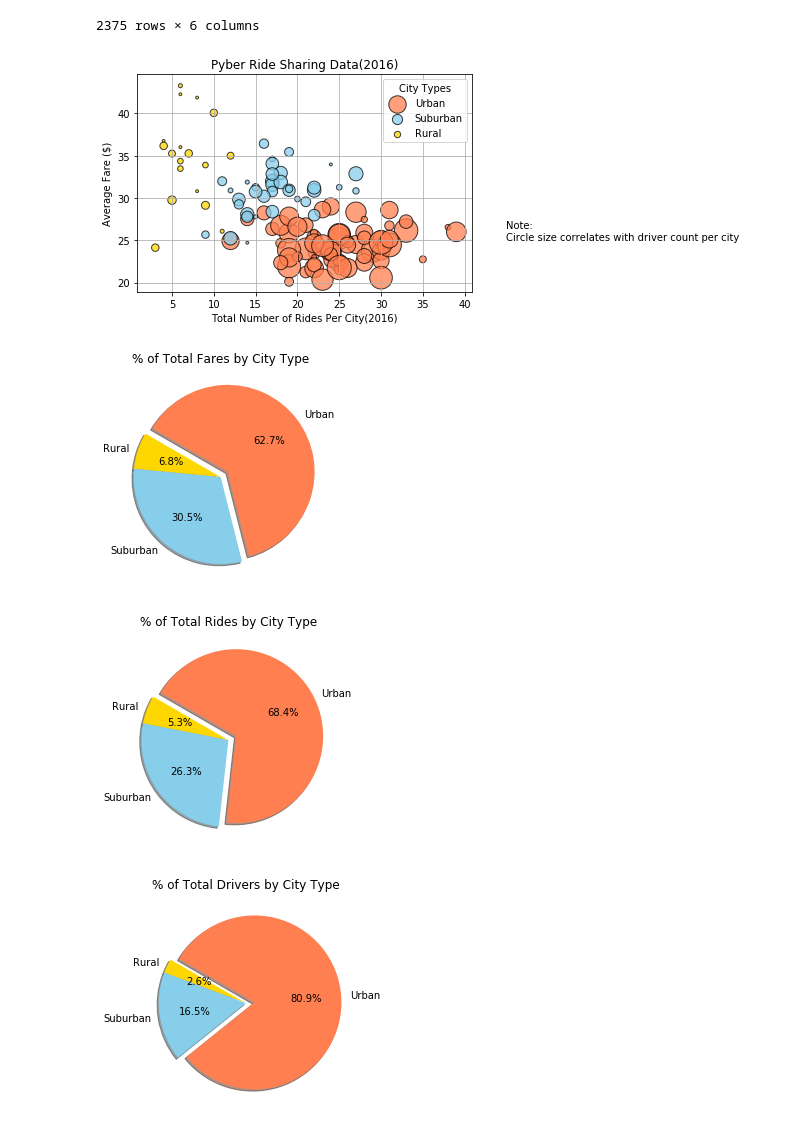
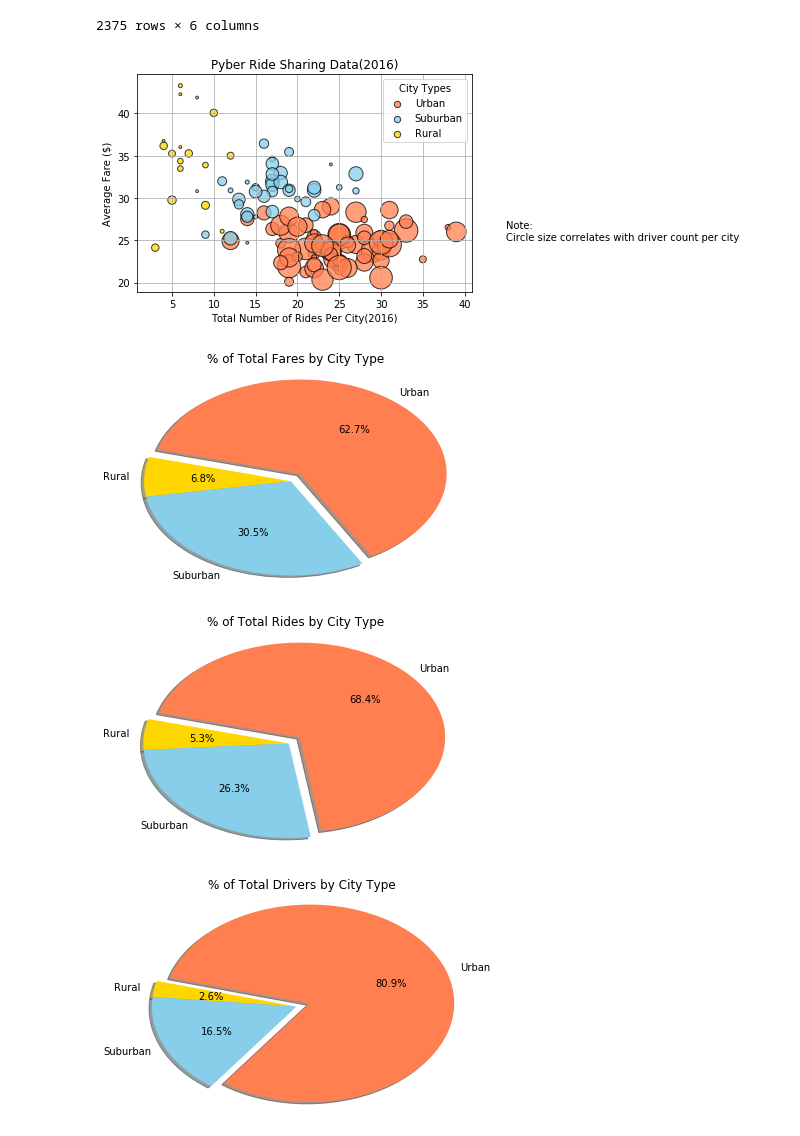
Before and after one commit to sahahaha/Pyber-Repository, a Jupyter notebook: Pyber_Jainder.ipynb, the cells around one changed output. Cells and saved outputs as stored; diff of their text form; code cells hidden in the pictures.

```diff
--- a/Pyber_Jainder.ipynb
+++ b/Pyber_Jainder.ipynb
@@ -65,41 +65,47 @@ rural_y = rural_sorted["fare"].mean()
 rural_driver = rural_sorted["driver_count"].mean()
 
 #Building scatterplots for urban, suburban, and rural
-plt.scatter(urban_x,urban_y, label="Urban", s=urban_driver*8,color="coral", alpha=.75, edgecolor="black" )
-plt.scatter(sub_x,sub_y, label="Suburban", s= sub_driver*8,color="skyblue", alpha=.75, edgecolor="black")
-plt.scatter(rural_x,rural_y, label="Rural", s=rural_driver*8,color="gold", alpha=.75, edgecolor="black" )
+plt.scatter(urban_x,urban_y, label="Urban", s=urban_driver*8,color="coral", alpha=.75, edgecolor="black", linewidths=1 )
+plt.scatter(sub_x,sub_y, label="Suburban", s= sub_driver*8,color="skyblue", alpha=.75, edgecolor="black", linewidths=1)
+plt.scatter(rural_x,rural_y, label="Rural", s=rural_driver*8,color="gold", alpha=.75, edgecolor="black", linewidths=1 )
 
 #Making it pretty/informative
 plt.grid()
 plt.xlabel("Total Number of Rides Per City(2016)")
 plt.ylabel("Average Fare ($)")
 plt.title("Pyber Ride Sharing Data(2016)")
-plt.legend(title="City Types",loc="best")
 plt.text(45,25,"Note: \nCircle size correlates with driver count per city")
+
+#Turning legend into variable so that markers can be adjusted
+legend = plt.legend(title="City Types",loc="best")
+legend.legendHandles[0]._sizes = [40]
+legend.legendHandles[1]._sizes = [40]
+legend.legendHandles[2]._sizes = [40]
 
 #Saving then showing figure
 plt.savefig("Images/PyberBubblePlot")
 plt.show()
 # %% [output]
-[figure, old version]
+[figure, new version]
 # %%
 #"Total Fares By City Type" Pie Chart
 #Calculating type percents
 city_type = merged_df.groupby(["type"])
 cityfare_total = city_type["fare"].sum()
 
 #Building chart
 labels = ["Rural","Suburban","Urban"]
 explode = [0,0,0.1]
 colors= ["gold","skyblue","coral"]
-plt.pie(cityfare_total, labels=labels, explode=explode,colors=colors,autopct="%1.1f%%", shadow=True, startangle=150)
+plt.pie(cityfare_total, labels=labels, explode=explode,colors=colors,autopct="%1.1f%%", shadow=True, startangle=165)
 plt.title("% of Total Fares by City Type")
+plt.axis('auto')
 
 #Saving then showing figure
 plt.savefig("Images/totalfaresbycitytypepiechart")
 plt.show()
 # %% [output]
-[figure, old version]
+[figure, new version]
 # %%
 #"Total Rides By City Type" Pie Chart
 #Calculating ride percents
@@ -109,14 +115,15 @@ ride_count = city_type['ride_id'].count()
 labels = ["Rural","Suburban","Urban"]
 explode = [0,0,0.1]
 colors= ["gold","skyblue","coral"]
-plt.pie(ride_count, labels=labels, explode=explode,colors=colors,autopct="%1.1f%%", shadow=True, startangle=150)
+plt.pie(ride_count, labels=labels, explode=explode,colors=colors,autopct="%1.1f%%", shadow=True, startangle=165)
 plt.title("% of Total Rides by City Type")
+plt.axis('auto')
 
 #Saving then showing figure
 plt.savefig("Images/totalridesbycitytypepiechart")
 plt.show()
 # %% [output]
-[figure, old version]
+[figure, new version]
 # %%
 #"Total Drivers By City Type"Pie Chart
 #Calculating total driver percentage
@@ -127,11 +134,12 @@ driver_count = city_driver["driver_count"].sum()
 labels = ["Rural","Suburban","Urban"]
 explode = [0,0,0.1]
 colors= ["gold","skyblue","coral"]
-plt.pie(driver_count, labels=labels, explode=explode,colors=colors,autopct="%1.1f%%", shadow=True, startangle=150)
+plt.pie(driver_count, labels=labels, explode=explode,colors=colors,autopct="%1.1f%%", shadow=True, startangle=165)
 plt.title("% of Total Drivers by City Type")
+plt.axis('auto')
 
 #Saving then showing figure
 plt.savefig("Images/totaldriversbycitytypepiechart")
 plt.show()
 # %% [output]
-[figure, old version]
+[figure, new version]
```
Also changed, not shown: 5 other files.
